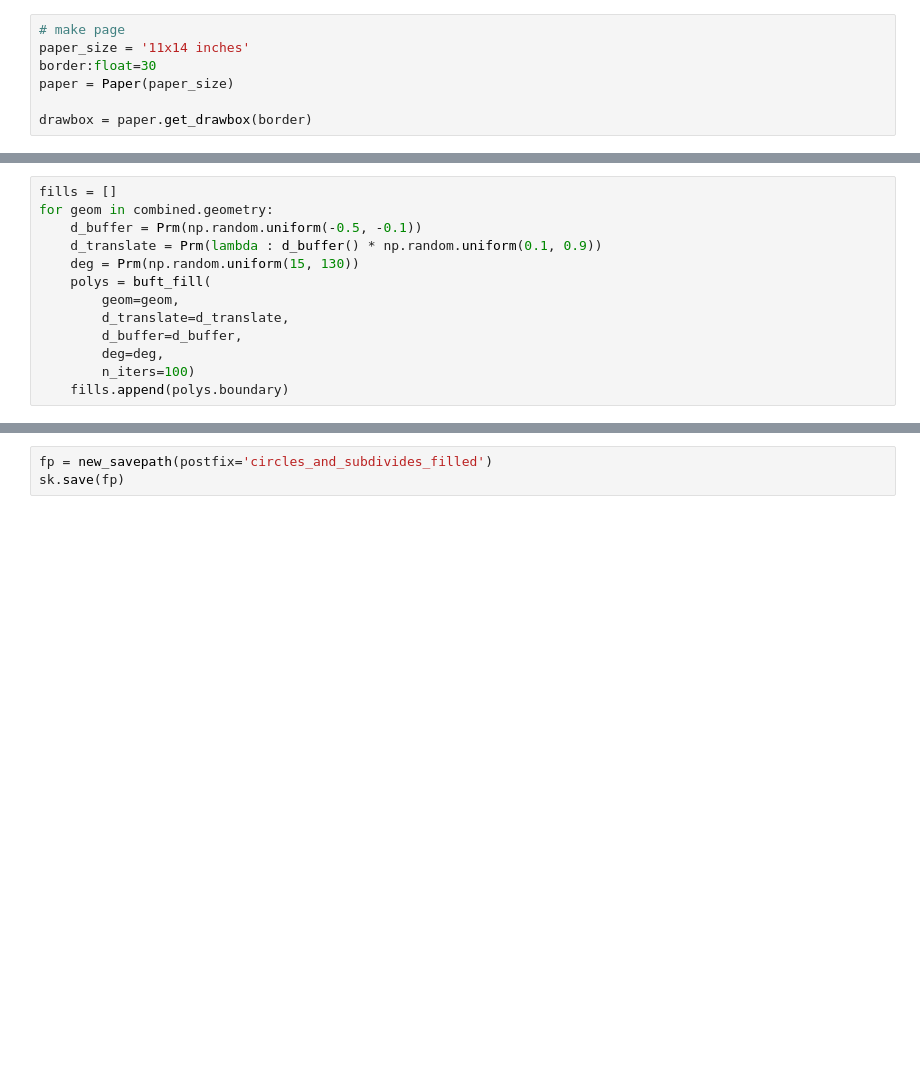
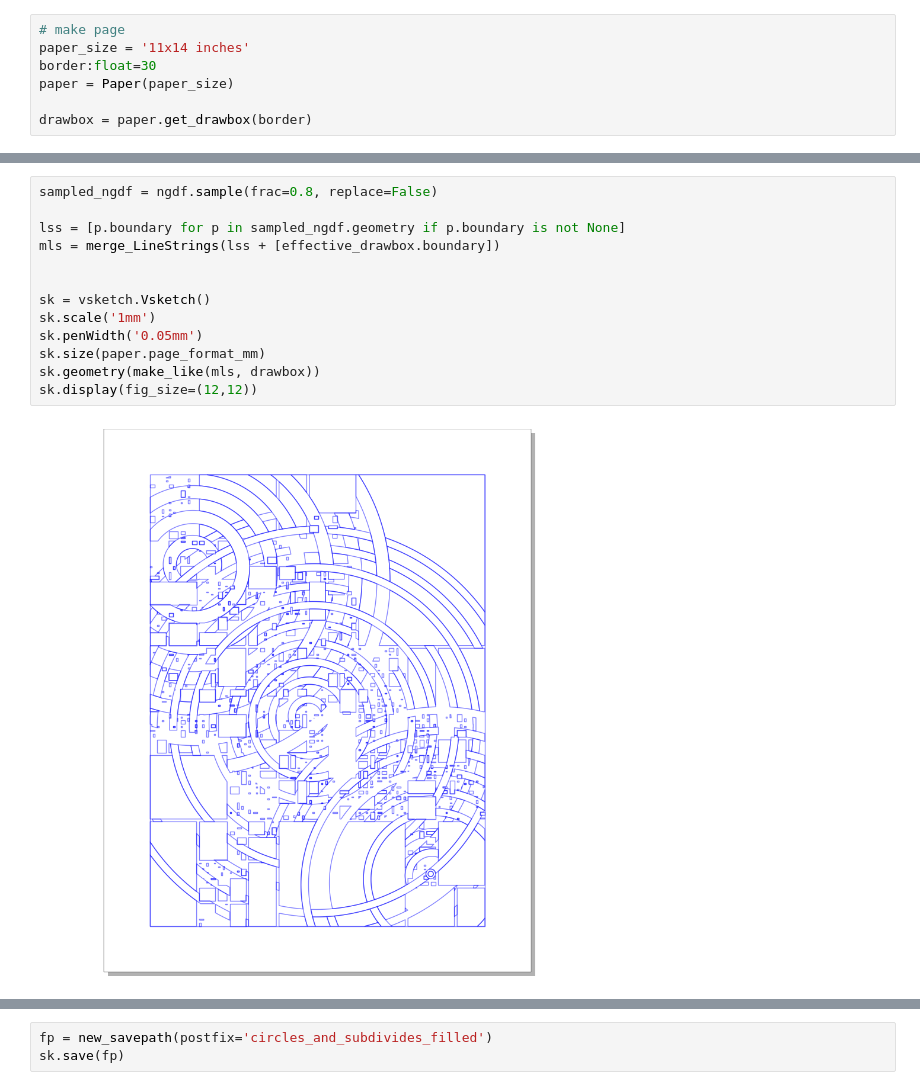
Before and after one commit to ANaka/brr, a Jupyter notebook: projects/dashing/dashing/20230403_cross_composition.ipynb, the cells around one changed output, grey strips where cells are left out. Drawn from its saved outputs; the diff is of its cells as text; blank space fills up the shorter version.

```diff
--- a/projects/dashing/dashing/20230403_cross_composition.ipynb
+++ b/projects/dashing/dashing/20230403_cross_composition.ipynb
@@ -255,13 +143,0 @@ geom
-# %%
-fills = []
-for geom in combined.geometry:
-    d_buffer = Prm(np.random.uniform(-0.5, -0.1))
-    d_translate = Prm(lambda : d_buffer() * np.random.uniform(0.1, 0.9))
-    deg = Prm(np.random.uniform(15, 130))
-    polys = buft_fill(
-        geom=geom,
-        d_translate=d_translate,
-        d_buffer=d_buffer,
-        deg=deg,
-        n_iters=100)
-    fills.append(polys.boundary)
@@ -292,0 +209,15 @@ sk.vpype('splitall linemerge linesort')
+# %%
+sampled_ngdf = ngdf.sample(frac=0.8, replace=False)
+
+lss = [p.boundary for p in sampled_ngdf.geometry if p.boundary is not None]
+mls = merge_LineStrings(lss + [effective_drawbox.boundary])
+
+
+sk = vsketch.Vsketch()
+sk.scale('1mm')
+sk.penWidth('0.05mm')
+sk.size(paper.page_format_mm)
+sk.geometry(make_like(mls, drawbox))
+sk.display(fig_size=(12,12))
+# %% [output]
+[figure, added]
```
Also changed, not shown: parts of 38 cells of this notebook, 1 other file.
